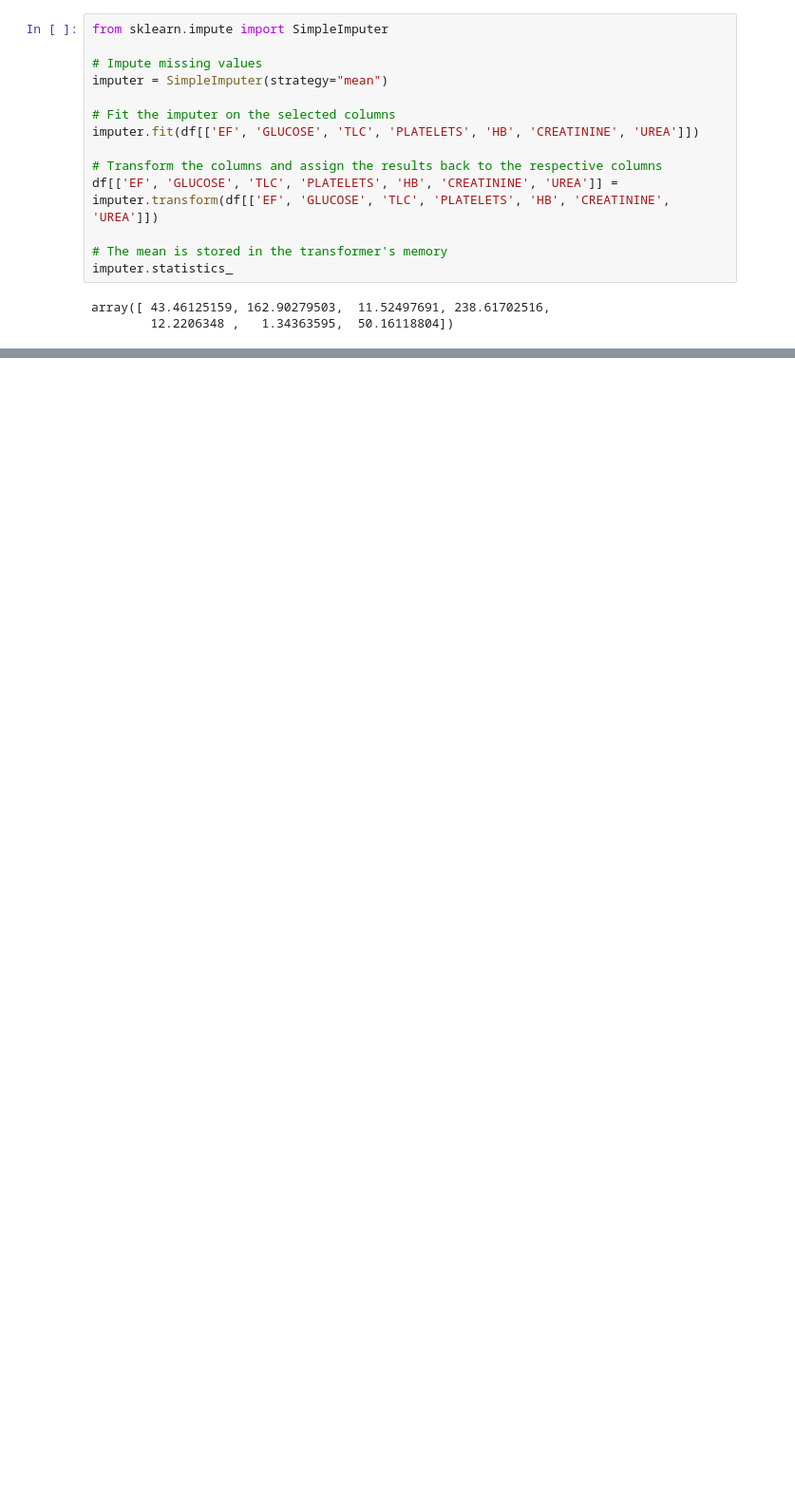
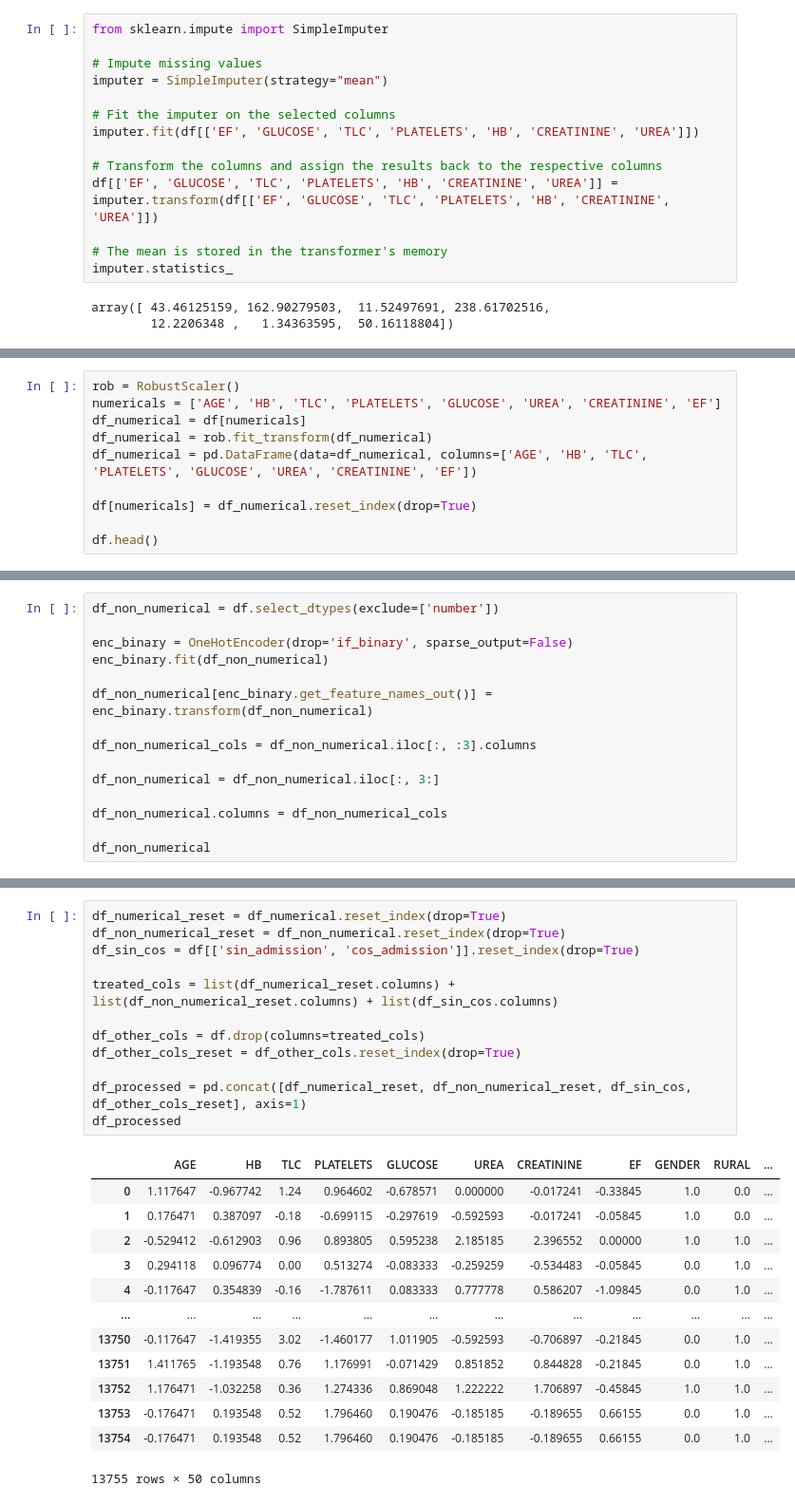
Before and after one commit to Reem24Alamri/hospitai, a Jupyter notebook: Preprocessing_new data.ipynb, the cells around one changed output, grey strips where cells are left out. Shown at 95% size. Drawn from its saved outputs; the diff is of its cells as text; blank space fills up the shorter version.

```diff
--- a/Preprocessing_new data.ipynb
+++ b/Preprocessing_new data.ipynb
@@ -547,0 +213,10 @@ df['Billing Amount'].mean()
+# %%
+rob = RobustScaler()
+numericals = ['AGE', 'HB', 'TLC', 'PLATELETS', 'GLUCOSE', 'UREA', 'CREATININE', 'EF']
+df_numerical = df[numericals]
+df_numerical = rob.fit_transform(df_numerical)
+df_numerical = pd.DataFrame(data=df_numerical, columns=['AGE', 'HB', 'TLC', 'PLATELETS', 'GLUCOSE', 'UREA', 'CREATININE', 'EF'])
+
+df[numericals] = df_numerical.reset_index(drop=True)
+
+df.head()
@@ -547,0 +281,15 @@ df['Billing Amount'].mean()
+# %%
+df_non_numerical = df.select_dtypes(exclude=['number'])
+
+enc_binary = OneHotEncoder(drop='if_binary', sparse_output=False)
+enc_binary.fit(df_non_numerical)
+
+df_non_numerical[enc_binary.get_feature_names_out()] = enc_binary.transform(df_non_numerical)
+
+df_non_numerical_cols = df_non_numerical.iloc[:, :3].columns
+
+df_non_numerical = df_non_numerical.iloc[:, 3:]
+
+df_non_numerical.columns = df_non_numerical_cols
+
+df_non_numerical
@@ -547,0 +310,26 @@ df['Billing Amount'].mean()
+# %%
+df_numerical_reset = df_numerical.reset_index(drop=True)
+df_non_numerical_reset = df_non_numerical.reset_index(drop=True)
+df_sin_cos = df[['sin_admission', 'cos_admission']].reset_index(drop=True)
+
+treated_cols = list(df_numerical_reset.columns) + list(df_non_numerical_reset.columns) + list(df_sin_cos.columns)
+
+df_other_cols = df.drop(columns=treated_cols)
+df_other_cols_reset = df_other_cols.reset_index(drop=True)
+
+df_processed = pd.concat([df_numerical_reset, df_non_numerical_reset, df_sin_cos, df_other_cols_reset], axis=1)
+df_processed
+# %% [output]
+|  | AGE | HB | TLC | PLATELETS | GLUCOSE | UREA | CREATININE | EF | GENDER | RURAL | ... |
+| 0 | 1.117647 | -0.967742 | 1.24 | 0.964602 | -0.678571 | 0.000000 | -0.017241 | -0.33845 | 1.0 | 0.0 | ... |
+| 1 | 0.176471 | 0.387097 | -0.18 | -0.699115 | -0.297619 | -0.592593 | -0.017241 | -0.05845 | 1.0 | 0.0 | ... |
+| 2 | -0.529412 | -0.612903 | 0.96 | 0.893805 | 0.595238 | 2.185185 | 2.396552 | 0.00000 | 1.0 | 1.0 | ... |
+| 3 | 0.294118 | 0.096774 | 0.00 | 0.513274 | -0.083333 | -0.259259 | -0.534483 | -0.05845 | 0.0 | 1.0 | ... |
+| 4 | -0.117647 | 0.354839 | -0.16 | -1.787611 | 0.083333 | 0.777778 | 0.586207 | -1.09845 | 0.0 | 1.0 | ... |
+| ... | ... | ... | ... | ... | ... | ... | ... | ... | ... | ... | ... |
+| 13750 | -0.117647 | -1.419355 | 3.02 | -1.460177 | 1.011905 | -0.592593 | -0.706897 | -0.21845 | 0.0 | 1.0 | ... |
+| 13751 | 1.411765 | -1.193548 | 0.76 | 1.176991 | -0.071429 | 0.851852 | 0.844828 | -0.21845 | 0.0 | 1.0 | ... |
+| 13752 | 1.176471 | -1.032258 | 0.36 | 1.274336 | 0.869048 | 1.222222 | 1.706897 | -0.45845 | 1.0 | 1.0 | ... |
+| 13753 | -0.176471 | 0.193548 | 0.52 | 1.796460 | 0.190476 | -0.185185 | -0.189655 | 0.66155 | 0.0 | 1.0 | ... |
+| 13754 | -0.176471 | 0.193548 | 0.52 | 1.796460 | 0.190476 | -0.185185 | -0.189655 | 0.66155 | 0.0 | 1.0 | ... |
+13755 rows × 50 columns
```
Also changed, not shown: parts of 54 cells of this notebook.
